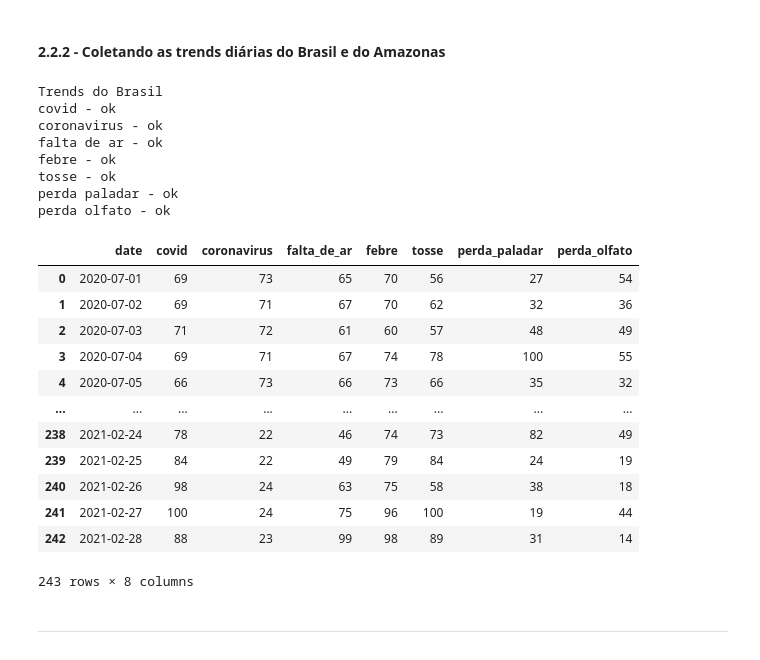
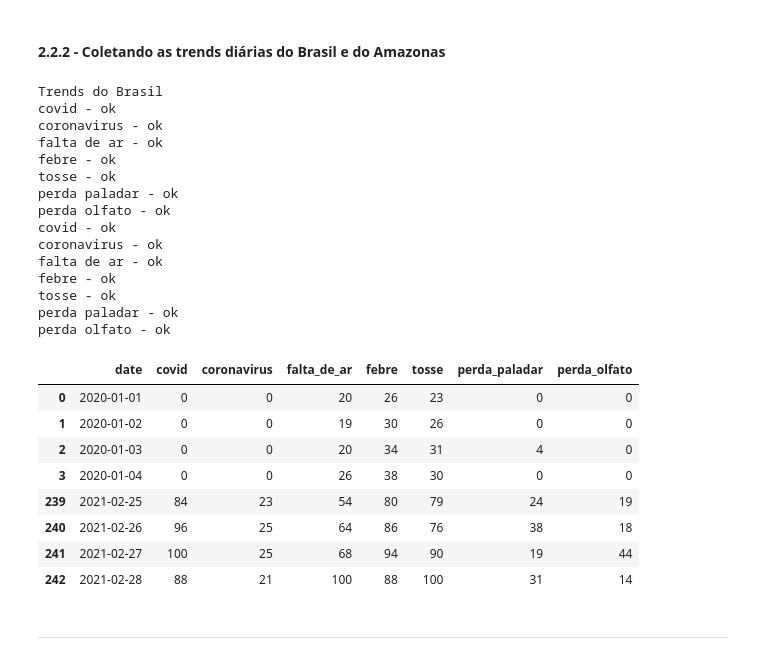
Before and after one commit to Klemersoncastro/google_trends_covid, a Jupyter notebook: 1. Trabalho Google Trends sintomas + casos covid19.ipynb, the cells around one changed output. Saved outputs shown, nothing was run; the diff lists cells and outputs as text; code cells hidden in the pictures.

```diff
--- a/1. Trabalho Google Trends sintomas + casos covid19.ipynb
+++ b/1. Trabalho Google Trends sintomas + casos covid19.ipynb
@@ -140,7 +154,8 @@ df_trendsSemanal_br.iloc[[0,1,2,3,4,-5,-4,-3,-2,-1]]
 # %%
 # Coletando as trends diárias do Brasil e Amazonas(coleta de até 8 meses para vir de forma diária, ou seja, dividindo a coleta em duas partes.)
 print('Trends do Brasil')
-df_trendsDiario_br = get_trends(list_keywords, '2020-07-01 2021-02-28', 'BR')
+df_trendsDiario_br_parte1 = get_trends(list_keywords, '2020-01-01 2020-06-30', 'BR')
+df_trendsDiario_br_parte2 = get_trends(list_keywords, '2020-07-01 2021-02-28', 'BR')
 # %% [output]
 Trends do Brasil
 covid - ok
@@ -150,26 +165,32 @@ febre - ok
 tosse - ok
 perda paladar - ok
 perda olfato - ok
+covid - ok
+coronavirus - ok
+falta de ar - ok
+febre - ok
+tosse - ok
+perda paladar - ok
+perda olfato - ok
+# %%
+# Concatenando os dois perios das trends diárias
+df_trendsDiario_br = pd.concat([df_trendsDiario_br_parte1, df_trendsDiario_br_parte2], axis=0)
 # %%
 # Removendo algumas colunas desnecessárias
 df_trendsDiario_br.drop(columns=['isPartial'], inplace=True)
 # %%
 # Visualizando as trends diárias do Brasil
-df_trendsDiario_br
+df_trendsDiario_br.iloc[[0,1,2,3,-4,-3,-2,-1]]
 # %% [output]
 |  | date | covid | coronavirus | falta_de_ar | febre | tosse | perda_paladar | perda_olfato |
-| 0 | 2020-07-01 | 69 | 73 | 65 | 70 | 56 | 27 | 54 |
-| 1 | 2020-07-02 | 69 | 71 | 67 | 70 | 62 | 32 | 36 |
-| 2 | 2020-07-03 | 71 | 72 | 61 | 60 | 57 | 48 | 49 |
-| 3 | 2020-07-04 | 69 | 71 | 67 | 74 | 78 | 100 | 55 |
-| 4 | 2020-07-05 | 66 | 73 | 66 | 73 | 66 | 35 | 32 |
-| ... | ... | ... | ... | ... | ... | ... | ... | ... |
-| 238 | 2021-02-24 | 78 | 22 | 46 | 74 | 73 | 82 | 49 |
-| 239 | 2021-02-25 | 84 | 22 | 49 | 79 | 84 | 24 | 19 |
-| 240 | 2021-02-26 | 98 | 24 | 63 | 75 | 58 | 38 | 18 |
-| 241 | 2021-02-27 | 100 | 24 | 75 | 96 | 100 | 19 | 44 |
-| 242 | 2021-02-28 | 88 | 23 | 99 | 98 | 89 | 31 | 14 |
+| 0 | 2020-01-01 | 0 | 0 | 20 | 26 | 23 | 0 | 0 |
+| 1 | 2020-01-02 | 0 | 0 | 19 | 30 | 26 | 0 | 0 |
+| 2 | 2020-01-03 | 0 | 0 | 20 | 34 | 31 | 4 | 0 |
+| 3 | 2020-01-04 | 0 | 0 | 26 | 38 | 30 | 0 | 0 |
+| 239 | 2021-02-25 | 84 | 23 | 54 | 80 | 79 | 24 | 19 |
+| 240 | 2021-02-26 | 96 | 25 | 64 | 86 | 76 | 38 | 18 |
+| 241 | 2021-02-27 | 100 | 25 | 68 | 94 | 90 | 19 | 44 |
+| 242 | 2021-02-28 | 88 | 21 | 100 | 88 | 100 | 31 | 14 |
-243 rows × 8 columns
 # %% [markdown]
 ---
 # %% [markdown]
```
Also changed, not shown: parts of 25 cells of this notebook.
